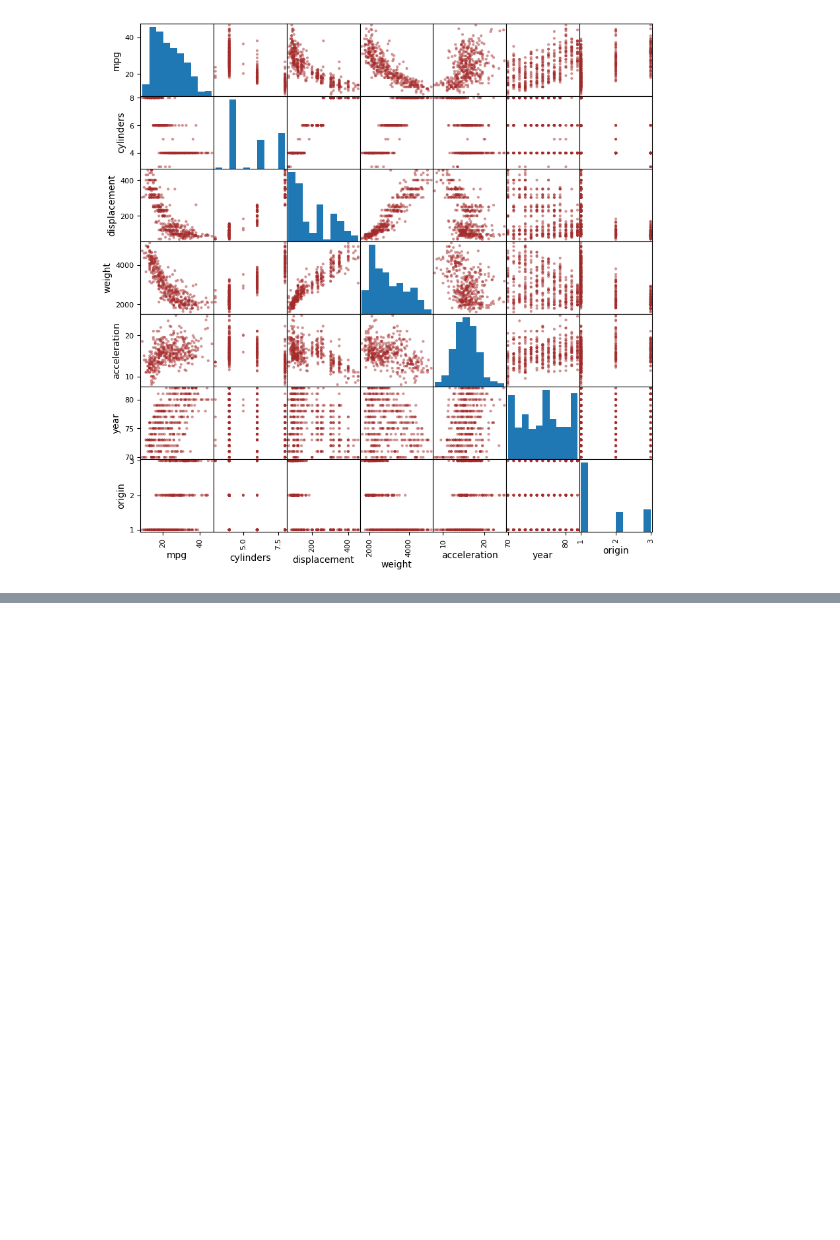
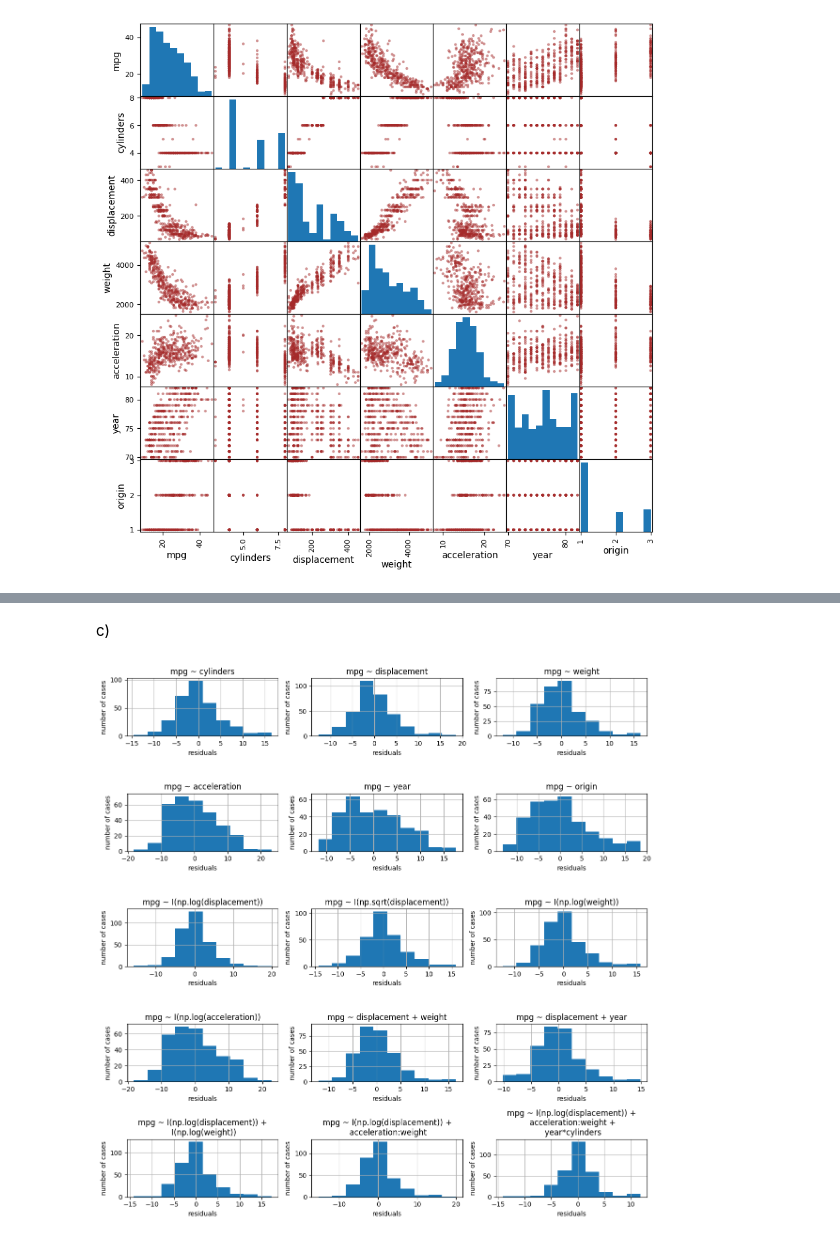
Before and after one commit to pucikplay/DM, a Jupyter notebook: L3/ex10.ipynb, the cells around one changed output, grey strips where cells are left out. Cells and saved outputs as stored; diff of their text form; code cells hidden in the pictures; blank space fills up the shorter version.

```diff
--- a/L3/ex10.ipynb
+++ b/L3/ex10.ipynb
@@ -95,0 +111,69 @@ _ = pd.plotting.scatter_matrix(df, color="brown",figsize=(10,10),)
+# %% [markdown]
+c)
+# %%
+def myLinReg(model_formula, df, printMSE = False):
+    """
+    Function returns the summary for fitted linear model.
+
+    Parameter "model_formula" should be a patsy formula describing the model.
+    Parameter "df" is a dataframe.
+    """
+
+    # Split the data into training (80%) and validation set (20%)
+    mask = np.random.rand(len(df)) < 0.8
+    train = df[mask]
+    valid = df[~mask]
+
+    # Prepare the data (dmatrices is from patsy library)
+    y_train, X_train = dmatrices(model_formula, data=train, return_type='dataframe')
+    y_valid, X_valid = dmatrices(model_formula, data=valid, return_type='dataframe')
+
+    # Train the model
+    model = sm.OLS(y_train, X_train)
+    result = model.fit()
+
+
+    # Show MSE for training set
+    if(printMSE==True):
+        y_train_pred = result.predict(X_train)
+        print(f'MSE_Train: {metrics.mean_squared_error(y_train, y_train_pred)}')
+
+    # Show MSE for validation set
+    if(printMSE==True):
+        y_valid_pred = result.predict(X_valid)
+        print(f'MSE_Test: {metrics.mean_squared_error(y_valid, y_valid_pred)}\n')
+
+    # Retrun fitted model summary
+    return result
+
+models = [
+    'mpg ~ cylinders',
+    'mpg ~ displacement',
+    'mpg ~ weight',
+    'mpg ~ acceleration',
+    'mpg ~ year',
+    'mpg ~ origin',
+    'mpg ~ I(np.log(displacement))',
+    'mpg ~ I(np.sqrt(displacement))',
+    'mpg ~ I(np.log(weight))',
+    'mpg ~ I(np.log(acceleration))',
+    'mpg ~ displacement + weight',
+    'mpg ~ displacement + year',
+    'mpg ~ I(np.log(displacement)) +\n I(np.log(weight))',
+    'mpg ~ I(np.log(displacement)) +\n acceleration:weight',
+    'mpg ~ I(np.log(displacement)) +\n acceleration:weight +\n year*cylinders',
+]
+
+# Verify that residuals follow normal distribiution and look for outliers
+fig = plt.figure(figsize=(12, 12))
+i=1
+for model in models:
+    fig.add_subplot(5, 3, i)
+    ax = myLinReg(model,df).resid.hist()
+    ax.set_xlabel("residuals")
+    ax.set_ylabel("number of cases")
+    ax.set_title(models[i-1])
+    plt.tight_layout()
+    i=i+1
+# %% [output]
+[figure, added]
```
Also changed, not shown: parts of 5 cells of this notebook.
